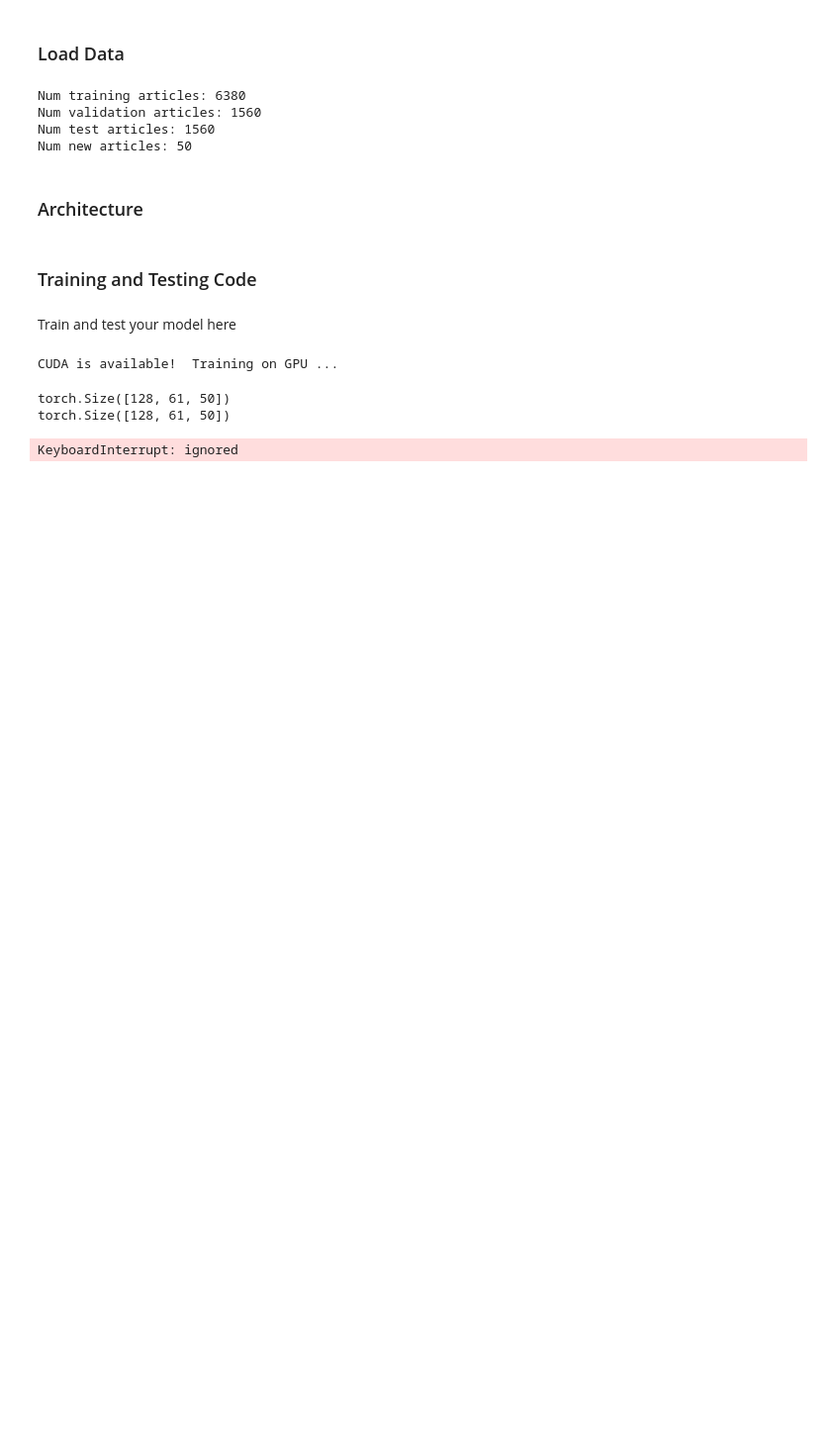
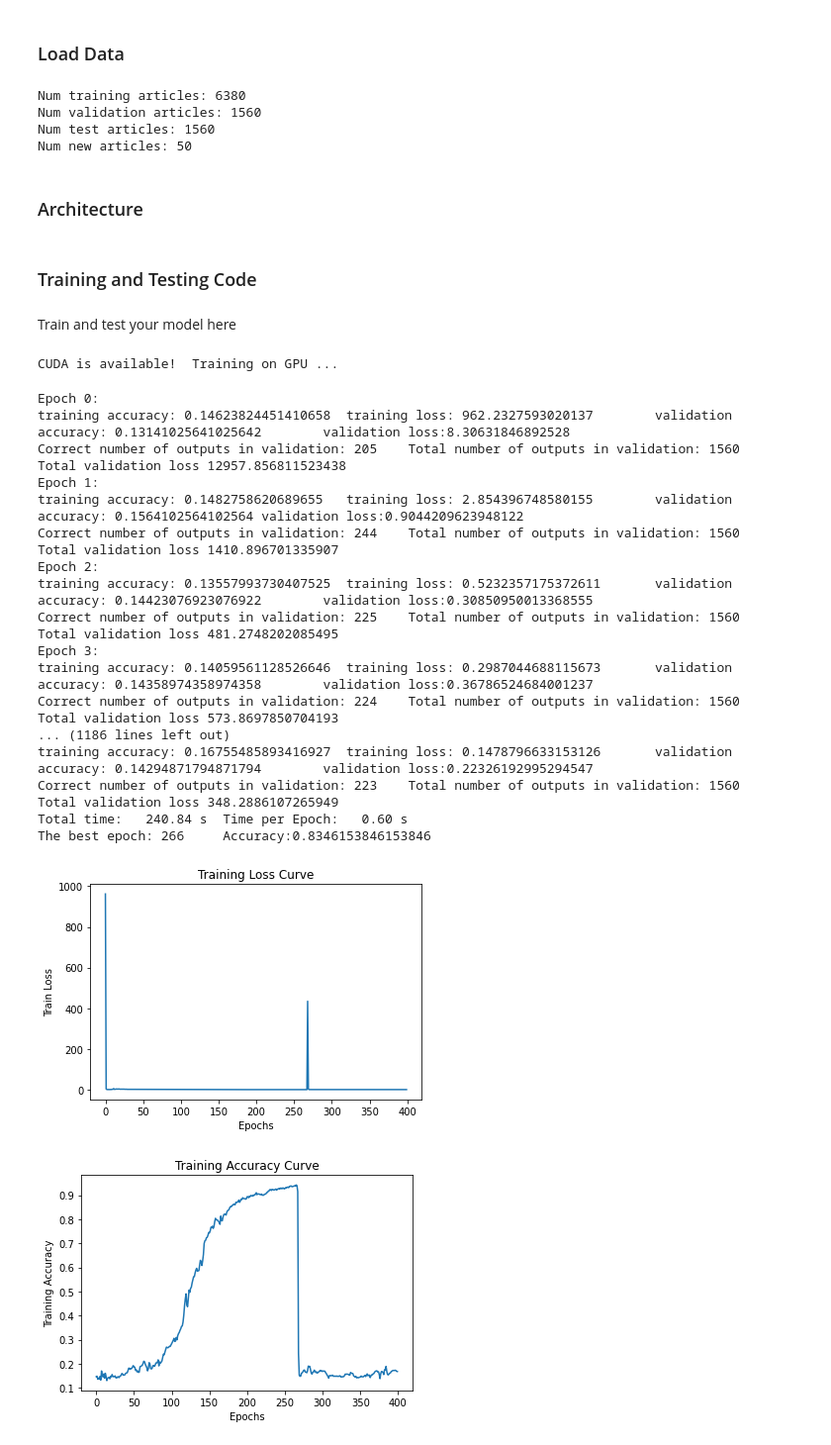
Before and after one commit to Zheyuan-Yang/APS360_project_group_12, a Jupyter notebook: all_code_transformer_positional_encoding.ipynb, the cells around one changed output. Shown at 99% size. Saved outputs shown, nothing was run; the diff lists cells and outputs as text; code cells hidden in the pictures; blank space fills up the shorter version.

```diff
--- a/all_code_transformer_positional_encoding.ipynb
+++ b/all_code_transformer_positional_encoding.ipynb
@@ -207,9 +205,31 @@ class LSTM_news_classifier_4(nn.Module):
         out, (h_n, c_n) = self.rnn(x, (h0, c0))
         return self.fc(out[:,-1,:])
 
+class positional_encoding(nn.Module):
+    def __init__(self, max_length, embedding_size):
+        super(positional_encoding, self).__init__()
+        self.pe_tensor = torch.zeros(max_length, embedding_size)
+        for pos in range(max_length):
+            for i in range(embedding_size):
+                if i % 2 == 0:
+                    pe = sin(pos / pow(10000, (2 * i / max_length)))
+                else:
+                    pe = cos(pos / pow(10000, (2 * (i - 1) / max_length)))
+                self.pe_tensor[pos][i] = pe
+
+    def forward(self, x):
+        pe_input = self.pe_tensor[:x.shape[1], :]
+        pe_input = pe_input.repeat(x.shape[0], 1, 1)
+        if use_cuda and torch.cuda.is_available():
+            pe_input = pe_input.cuda()
+        x = x + pe_input
+        return x
+
+
 class Transformer_news_classifier_2(nn.Module):
     def __init__(self, input_size, hidden_size, num_class):
         super(Transformer_news_classifier_2, self).__init__()
+        self.pos_encoding = positional_encoding(1000, input_size)
         self.name = "Transformer_news_classifier_2"
         self.linear_q = nn.Linear(input_size, hidden_size)
         self.linear_k = nn.Linear(input_size, hidden_size)
@@ -221,15 +241,8 @@ class Transformer_news_classifier_2(nn.Module):
         self.fc2 = nn.Linear(hidden_size, num_class)
 
     def forward(self, x):
-        print(x.shape)
-        for batch in range(x.shape[0]):
-            for pos in range(x.shape[1]):
-                for i in range(x.shape[2]):
-                    if i % 2 == 0:
-                        pe = sin(pos / pow(10000, (2 * i / (x.shape[2]))))
-                    else:
-                        pe = cos(pos / pow(10000, (2 * (i - 1) / (x.shape[2]))))
-                    x[batch][pos][i] = x[batch][pos][i] + pe
+        # print(x.shape)
+        x = x + self.pos_encoding(x)
         q, k, v = self.linear_q(x), self.linear_k(x), self.linear_v(x)
         x = self.norm(self.linear_x(x) + self.attention(q, k, v)[0])
         x = self.norm(x + self.fc1(x))
@@ -436,8 +449,24 @@ else:
 # %% [output]
 CUDA is available!  Training on GPU ...
 # %%
-train_net(News_model, 128, 0.01, 100, train_loader, val_loader, 'Aug_12_09_04_hidden_size_256')
+train_net(News_model, 128, 0.01, 400, train_loader, val_loader, 'Aug_13_00_28_hidden_size_256')
 # %% [output]
-torch.Size([128, 61, 50])
-torch.Size([128, 61, 50])
+Epoch 0:
+training accuracy: 0.14623824451410658  training loss: 962.2327593020137        validation accuracy: 0.13141025641025642        validation loss:8.30631846892528
+Correct number of outputs in validation: 205    Total number of outputs in validation: 1560     Total validation loss 12957.856811523438
+Epoch 1:
+training accuracy: 0.1482758620689655   training loss: 2.854396748580155        validation accuracy: 0.1564102564102564 validation loss:0.9044209623948122
+Correct number of outputs in validation: 244    Total number of outputs in validation: 1560     Total validation loss 1410.896701335907
+Epoch 2:
+training accuracy: 0.13557993730407525  training loss: 0.5232357175372611       validation accuracy: 0.14423076923076922        validation loss:0.30850950013368555
+Correct number of outputs in validation: 225    Total number of outputs in validation: 1560     Total validation loss 481.2748202085495
+Epoch 3:
+training accuracy: 0.14059561128526646  training loss: 0.2987044688115673       validation accuracy: 0.14358974358974358        validation loss:0.36786524684001237
+Correct number of outputs in validation: 224    Total number of outputs in validation: 1560     Total validation loss 573.8697850704193
+... (1186 lines left out)
+training accuracy: 0.16755485893416927  training loss: 0.1478796633153126       validation accuracy: 0.14294871794871794        validation loss:0.22326192995294547
+Correct number of outputs in validation: 223    Total number of outputs in validation: 1560     Total validation loss 348.2886107265949
+Total time:   240.84 s  Time per Epoch:   0.60 s
+The best epoch: 266     Accuracy:0.8346153846153846
-KeyboardInterrupt: ignored
+[figure, added]
+[figure, added]
```
Also changed, not shown: parts of 4 cells of this notebook.
